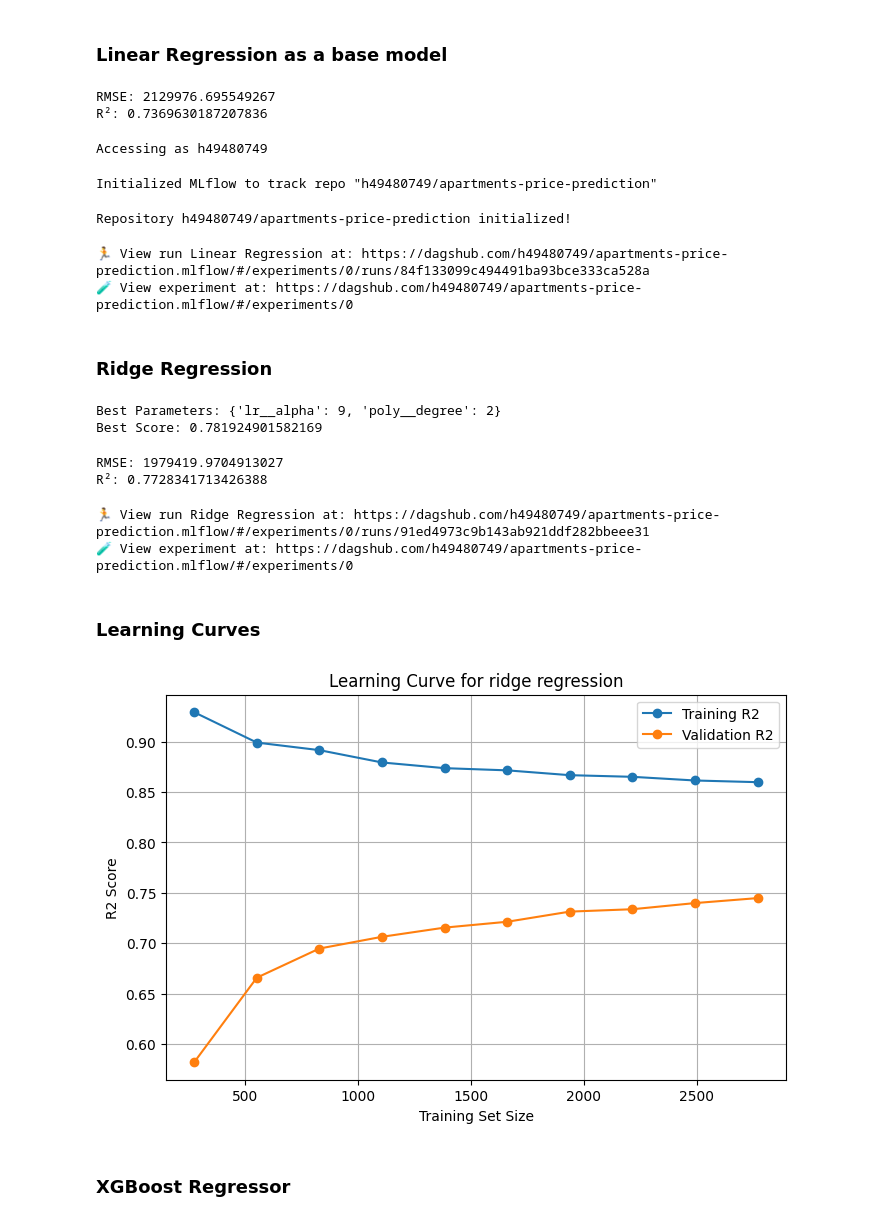
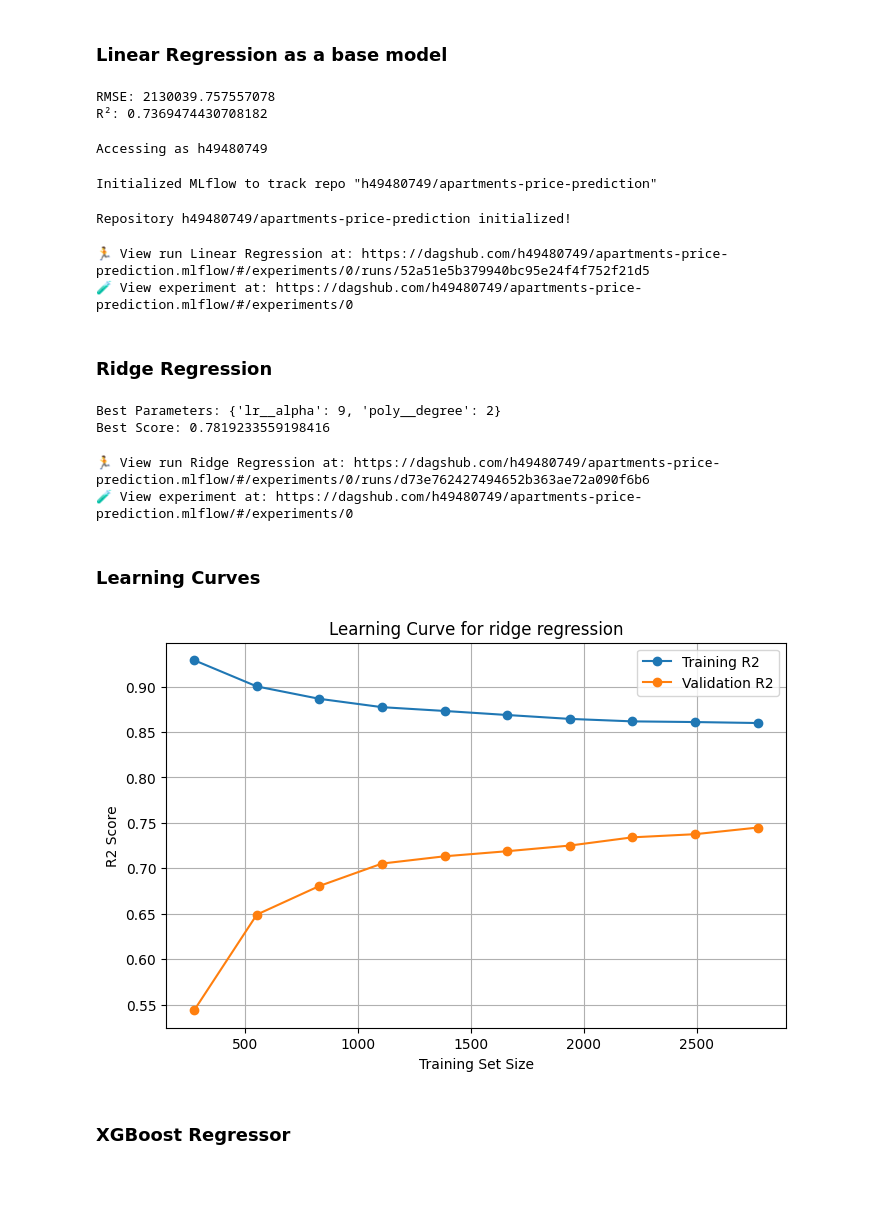
Before and after one commit to h49480749-source/apartments-price-prediction, a Jupyter notebook: notebooks/Modelling.ipynb, the cells around one changed output. Saved outputs shown, nothing was run; the diff lists cells and outputs as text; code cells hidden in the pictures; blank space fills up the shorter version.

Commit message:
Modelling update

```diff
--- a/notebooks/Modelling.ipynb
+++ b/notebooks/Modelling.ipynb
@@ -56,11 +65,10 @@ Name: price, dtype: float64
 # %% [markdown]
 ### Linear Regression as a base model
 # %%
-from sklearn.model_selection import train_test_split
-X_train, X_test, y_train, y_test = train_test_split(
-    X, y, test_size=0.2, random_state=42
-)
-model = LinearRegression()
+model = Pipeline([
+    ("preprocessor", preprocessor),
+    ("regressor", LinearRegression())
+])
 model.fit(X_train, y_train)
 y_pred = model.predict(X_test)
 
@@ -71,8 +79,8 @@ r2 = r2_score(y_test, y_pred)
 print("RMSE:", rmse)
 print("R²:", r2)
 # %% [output]
-RMSE: 2129976.695549267
-R²: 0.7369630187207836
+RMSE: 2130039.757557078
+R²: 0.7369474430708182
 # %%
 import dagshub
 dagshub.init(repo_owner='h49480749', repo_name='apartments-price-prediction', mlflow=True)
@@ -88,8 +96,10 @@ splits = 3
 kf = KFold(shuffle=True, random_state=42, n_splits=splits)
 
 with mlflow.start_run(run_name='Linear Regression'):
-    model = LinearRegression()
-
+    model = Pipeline([
+    ("preprocessor", preprocessor),
+    ("regressor", LinearRegression())
+    ])
     y_pred = cross_val_predict(model,X,y, cv=kf)
     score = r2_score(y,y_pred)
     model.fit(X,y)
@@ -97,7 +107,7 @@ with mlflow.start_run(run_name='Linear Regression'):
     mlflow.log_metric('r2_score', score)
     mlflow.sklearn.log_model(sk_model=model, name="Linear_regression_model")
 # %% [output]
-🏃 View run Linear Regression at: https://dagshub.com/h49480749/apartments-price-prediction.mlflow/#/experiments/0/runs/84f133099c494491ba93bce333ca528a
+🏃 View run Linear Regression at: https://dagshub.com/h49480749/apartments-price-prediction.mlflow/#/experiments/0/runs/52a51e5b379940bc95e24f4f752f21d5
 🧪 View experiment at: https://dagshub.com/h49480749/apartments-price-prediction.mlflow/#/experiments/0
 # %% [markdown]
 ### Ridge Regression
@@ -107,6 +117,7 @@ param_grid = {
     'lr__alpha': [7,8,9,10,11,12]
 }
 model = Pipeline([
+    ("preprocessor", preprocessor),
     ('poly', PolynomialFeatures()),
     ('lr', Ridge())
 ])
@@ -124,28 +135,7 @@ print("Best Parameters:", grid.best_params_)
 print("Best Score:", grid.best_score_)
 # %% [output]
 Best Parameters: {'lr__alpha': 9, 'poly__degree': 2}
-Best Score: 0.781924901582169
+Best Score: 0.7819233559198416
-# %%
-X_train, X_test, y_train, y_test = train_test_split(
-    X, y, test_size=0.2, random_state=42
-)
-
-model = Pipeline([
-    ('poly', PolynomialFeatures(degree=2)),
-    ("lr", Ridge(alpha=9))
-    ])
-model.fit(X_train, y_train)
-y_pred = model.predict(X_test)
-
-mse = mean_squared_error(y_test, y_pred)
-rmse = mse ** 0.5
-r2 = r2_score(y_test, y_pred)
-
-print("RMSE:", rmse)
-print("R²:", r2)
-# %% [output]
-RMSE: 1979419.9704913027
-R²: 0.7728341713426388
 # %%
 mlflow_uri = "https://dagshub.com/h49480749/apartments-price-prediction.mlflow"
 mlflow.set_tracking_uri(mlflow_uri)
@@ -155,9 +145,10 @@ kf = KFold(shuffle=True, random_state=42, n_splits=splits)
 
 with mlflow.start_run(run_name='Ridge Regression'):
     model = Pipeline([
-    ('poly', PolynomialFeatures(degree=2)),
-    ("lr", Ridge(alpha=9))
-    ])
+        ("preprocessor", preprocessor),
+        ("poly", PolynomialFeatures(degree=2)),
+        ("lr", Ridge(alpha=9))
+        ])
 
     y_pred = cross_val_predict(model,X,y, cv=kf)
     score = r2_score(y,y_pred)
@@ -167,42 +158,43 @@ with mlflow.start_run(run_name='Ridge Regression'):
     mlflow.log_metric('r2_score', score)
     mlflow.sklearn.log_model(sk_model=model, name="ridge_regression_model")
 # %% [output]
-🏃 View run Ridge Regression at: https://dagshub.com/h49480749/apartments-price-prediction.mlflow/#/experiments/0/runs/91ed4973c9b143ab921ddf282bbeee31
+🏃 View run Ridge Regression at: https://dagshub.com/h49480749/apartments-price-prediction.mlflow/#/experiments/0/runs/d73e762427494652b363ae72a090f6b6
 🧪 View experiment at: https://dagshub.com/h49480749/apartments-price-prediction.mlflow/#/experiments/0
 # %% [markdown]
 ### Learning Curves
 # %%
 model = Pipeline([
+    ("preprocessor", preprocessor),
     ('poly', PolynomialFeatures(degree=2)),
     ("lr", Ridge(alpha=9))
     ])
 train_sizes, train_scores, val_scores = learning_curve(
     estimator= model,
     X= X,
     y=y,
     train_sizes= np.linspace(.1,1,10),
     cv = 3,
     scoring = 'r2',
     shuffle = True
 )
 
 train_r2 = train_scores.mean(axis=1)
 val_r2 = val_scores.mean(axis=1)
 
 plt.figure(figsize=(8, 5))
 
 plt.plot(train_sizes, train_r2, label="Training R2", marker="o")
 plt.plot(train_sizes, val_r2, label="Validation R2", marker="o")
 
 plt.xlabel("Training Set Size")
 plt.ylabel("R2 Score")
 plt.title("Learning Curve for ridge regression")
 plt.legend()
 plt.grid(True)
 
 plt.show()
 # %% [output]
-[figure, old version]
+[figure, new version]
 # %% [markdown]
 ### XGBoost Regressor
 # %%
```
Also changed, not shown: parts of 8 cells of this notebook, 1 other file.
